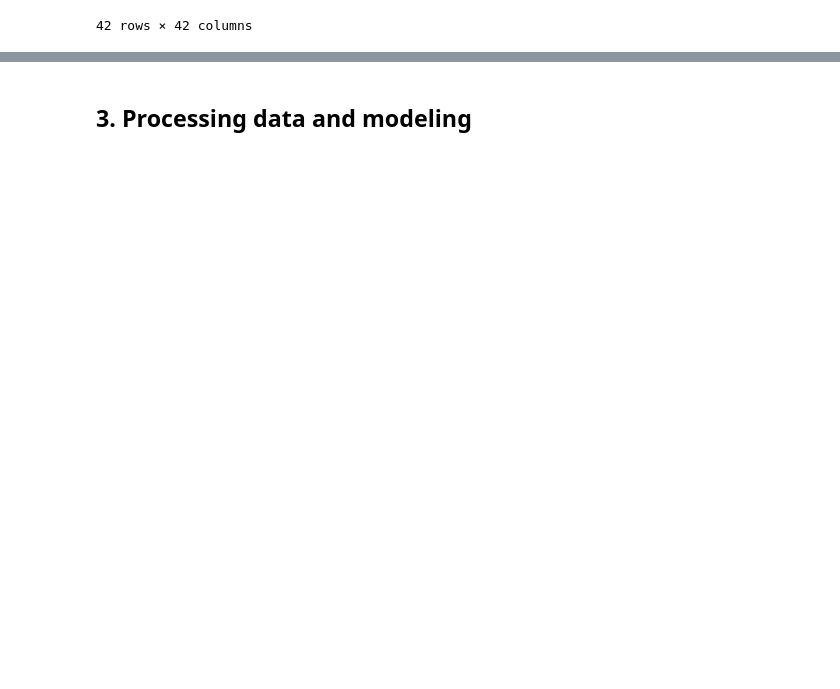
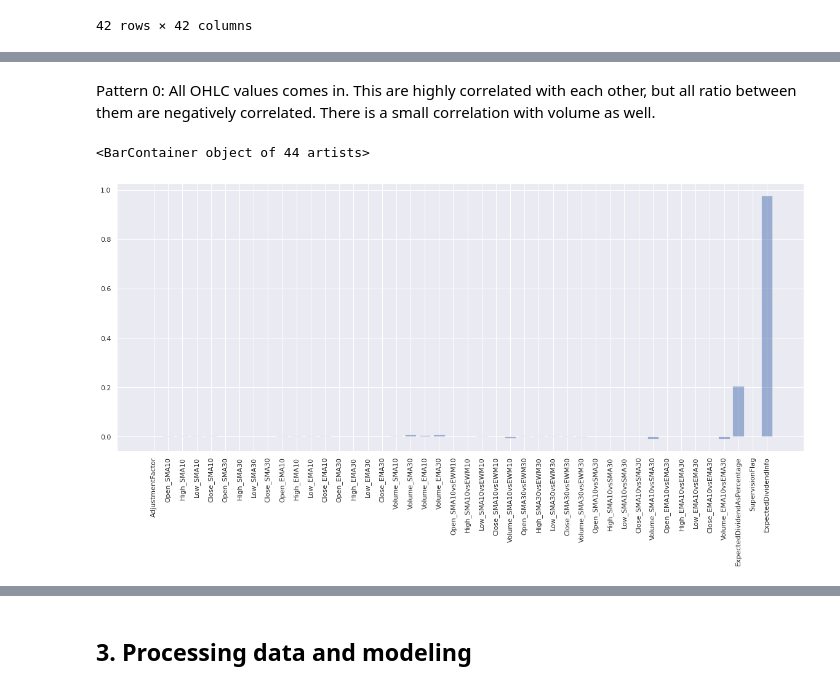
Before and after one commit to velblu/ML-datasets, a Jupyter notebook: jpx_prediction.ipynb, the cells around one changed output, grey strips where cells are left out. Drawn from its saved outputs; the diff is of its cells as text; code cells hidden in the pictures; blank space fills up the shorter version.

```diff
--- a/jpx_prediction.ipynb
+++ b/jpx_prediction.ipynb
@@ -1813,0 +1934,10 @@ Creating tranformers for preprocessing pipeline.
+# %% [markdown]
+Pattern 0: All OHLC values comes in. This are highly correlated with each other, but all ratio between them are negatively correlated.
+There is a small correlation with volume as well.
+# %%
+plt.figure(figsize=(20, 8))
+plt.xticks(rotation='vertical')
+plt.bar(test_data.columns, pca.components_[1, :], label='Pattern 1', alpha=0.5)
+# %% [output]
+<BarContainer object of 44 artists>
+[figure, added]
```
Also changed, not shown: parts of 105 cells of this notebook.
